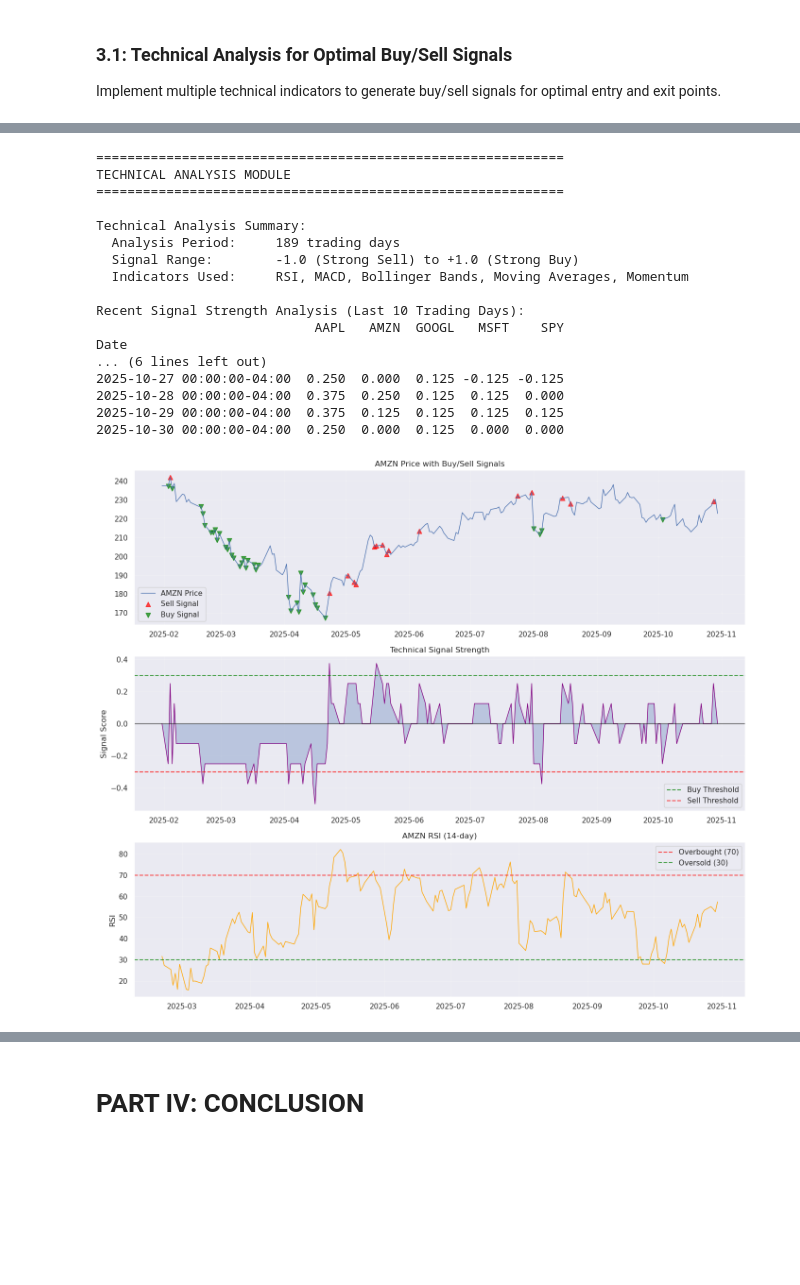
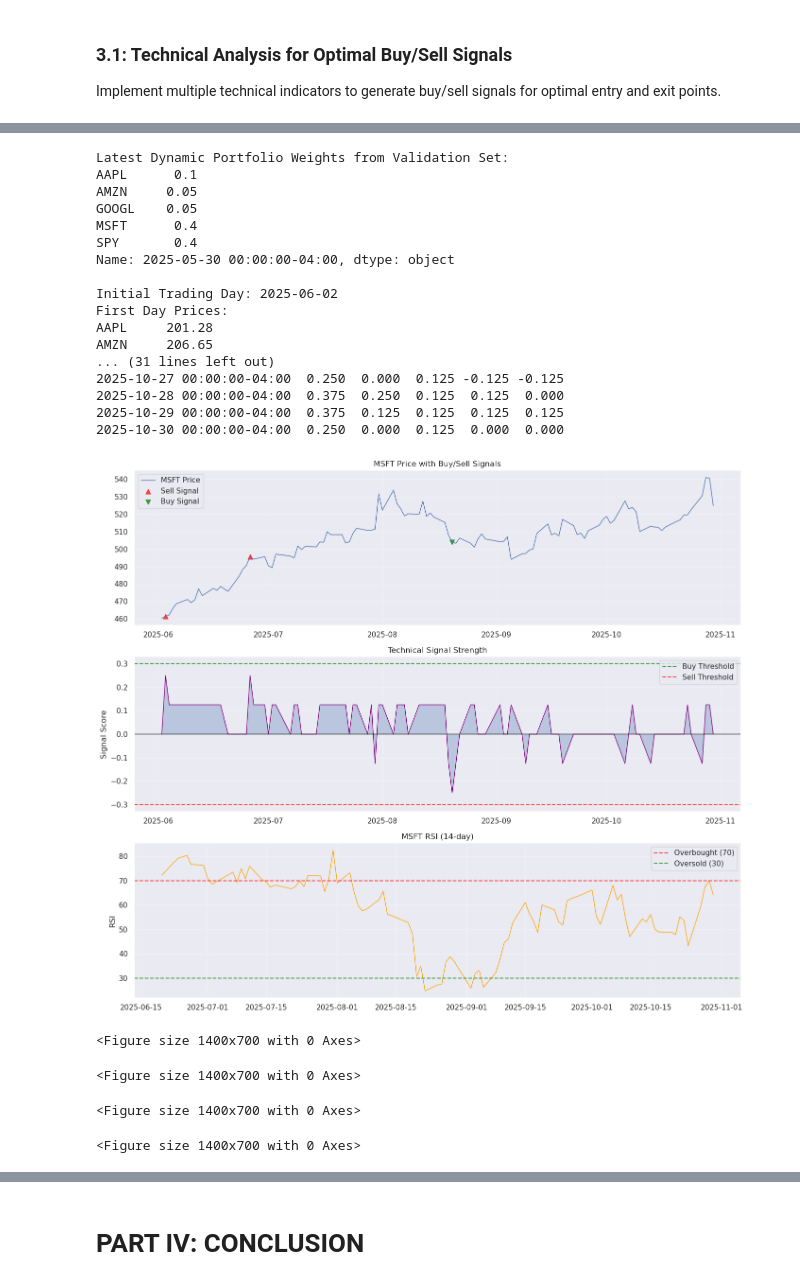
Before and after one commit to Henryy2510/draft, a Jupyter notebook: preparation.ipynb, the cells around one changed output, grey strips where cells are left out. Saved outputs shown, nothing was run; the diff lists cells and outputs as text; code cells hidden in the pictures; blank space fills up the shorter version.

```diff
--- a/preparation.ipynb
+++ b/preparation.ipynb
@@ -1058,4 +1059,37 @@ Implement multiple technical indicators to generate buy/sell signals for optimal
 # %%
+dynamic_weights, dynamic_returns = dynamic_portfolio_optimization(validation_data, lookback_window=63, rebalance_freq=21)
+# Get the latest portfolio weights from validation set
+latest_weights = dynamic_weights.iloc[-1]
+print("Latest Dynamic Portfolio Weights from Validation Set:")
+print(latest_weights)
+
+# Initialize trading simulation with $10M cash
+initial_cash = cash  # 10,000,000
+current_cash = initial_cash
+portfolio_value_history = []
+positions = {}
+
+# Initialize positions based on latest weights
+first_day_prices = test_data.iloc[0]
+print(f"\nInitial Trading Day: {test_data.index[0].date()}")
+print("First Day Prices:")
+print(first_day_prices.round(2))
+
+# Allocate cash according to portfolio weights
+for ticker in tickers:
+    weight = latest_weights[ticker]
+    allocation = initial_cash * weight
+    shares = allocation / first_day_prices[ticker]
+    positions[ticker] = shares
+    current_cash -= allocation
+    print(f"{ticker}: {weight:.1%} -> ${allocation:,.0f} -> {shares:.0f} shares")
+
+print(f"\nRemaining Cash: ${current_cash:,.0f}")
+
+# Calculate initial portfolio value
+initial_portfolio_value = sum(positions[ticker] * first_day_prices[ticker] for ticker in tickers) + current_cash
+print(f"Initial Portfolio Value: ${initial_portfolio_value:,.0f}")
+
 # Technical Analysis Indicators and Signals
 
 def calculate_rsi(prices, window=14):
@@ -1252,47 +1286,63 @@ def graph_signals(ticker):
 
 # # Signal strength over time
 # ax2.plot(nvda_signals.index, nvda_signals, color='purple', linewidth=1)
 # ax2.axhline(y=0.3, color='green', linestyle='--', alpha=0.7, label='Buy Threshold')
 # ax2.axhline(y=-0.3, color='red', linestyle='--', alpha=0.7, label='Sell Threshold')
 # ax2.axhline(y=0, color='black', linestyle='-', alpha=0.5)
 # ax2.fill_between(nvda_signals.index, nvda_signals, 0, alpha=0.3)
 # ax2.set_title('Technical Signal Strength')
 # ax2.set_ylabel('Signal Score')
 # ax2.legend()
 # ax2.grid(True, alpha=0.3)
 
 # # RSI for reference
 # rsi_nvda = calculate_rsi(nvda_prices)
 # ax3.plot(rsi_nvda.index, rsi_nvda, color='orange', linewidth=1)
 # ax3.axhline(y=70, color='red', linestyle='--', alpha=0.7, label='Overbought (70)')
 # ax3.axhline(y=30, color='green', linestyle='--', alpha=0.7, label='Oversold (30)')
 # ax3.set_title('nvda RSI (14-day)')
 # ax3.set_ylabel('RSI')
 # ax3.legend()
 # ax3.grid(True, alpha=0.3)
 
 # plt.tight_layout()
 # plt.show()
-graph_signals('AMZN')
+graph_signals('MSFT')
 # %% [output]
-============================================================
-TECHNICAL ANALYSIS MODULE
-============================================================
+Latest Dynamic Portfolio Weights from Validation Set:
+AAPL      0.1
+AMZN     0.05
+GOOGL    0.05
+MSFT      0.4
+SPY       0.4
+Name: 2025-05-30 00:00:00-04:00, dtype: object
 
-Technical Analysis Summary:
-  Analysis Period:     189 trading days
-  Signal Range:        -1.0 (Strong Sell) to +1.0 (Strong Buy)
-  Indicators Used:     RSI, MACD, Bollinger Bands, Moving Averages, Momentum
-
-Recent Signal Strength Analysis (Last 10 Trading Days):
-                            AAPL   AMZN  GOOGL   MSFT    SPY
-Date
-... (6 lines left out)
+Initial Trading Day: 2025-06-02
+First Day Prices:
+AAPL     201.28
+AMZN     206.65
+... (31 lines left out)
 2025-10-27 00:00:00-04:00  0.250  0.000  0.125 -0.125 -0.125
 2025-10-28 00:00:00-04:00  0.375  0.250  0.125  0.125  0.000
 2025-10-29 00:00:00-04:00  0.375  0.125  0.125  0.125  0.125
 2025-10-30 00:00:00-04:00  0.250  0.000  0.125  0.000  0.000
-[figure, old version]
+[figure, new version]
+# %%
+graph_signals('AAPL')
+# %% [output]
+<Figure size 1400x700 with 0 Axes>
+# %%
+graph_signals('GOOGL')
+# %% [output]
+<Figure size 1400x700 with 0 Axes>
+# %%
+graph_signals('MSFT')
+# %% [output]
+<Figure size 1400x700 with 0 Axes>
+# %%
+graph_signals('SPY')
+# %% [output]
+<Figure size 1400x700 with 0 Axes>
 # %%
 technical_signals
 # %% [output]
```
Also changed, not shown: parts of 4 cells of this notebook.
